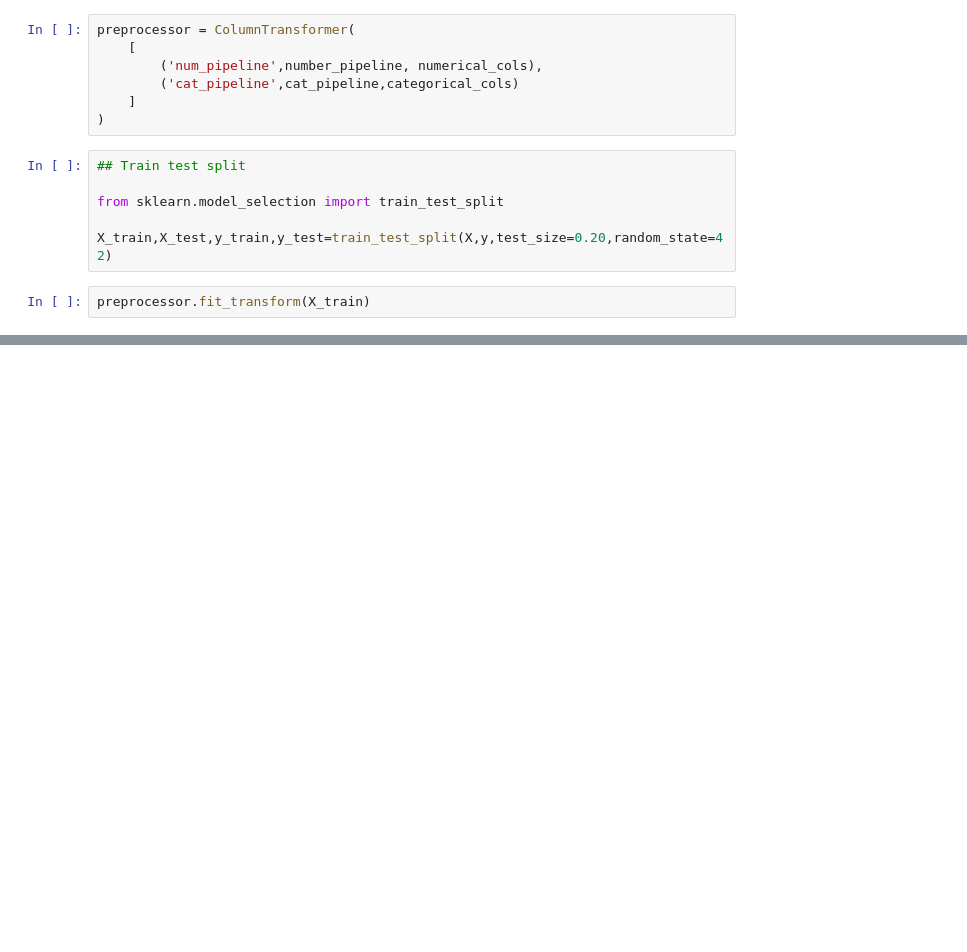
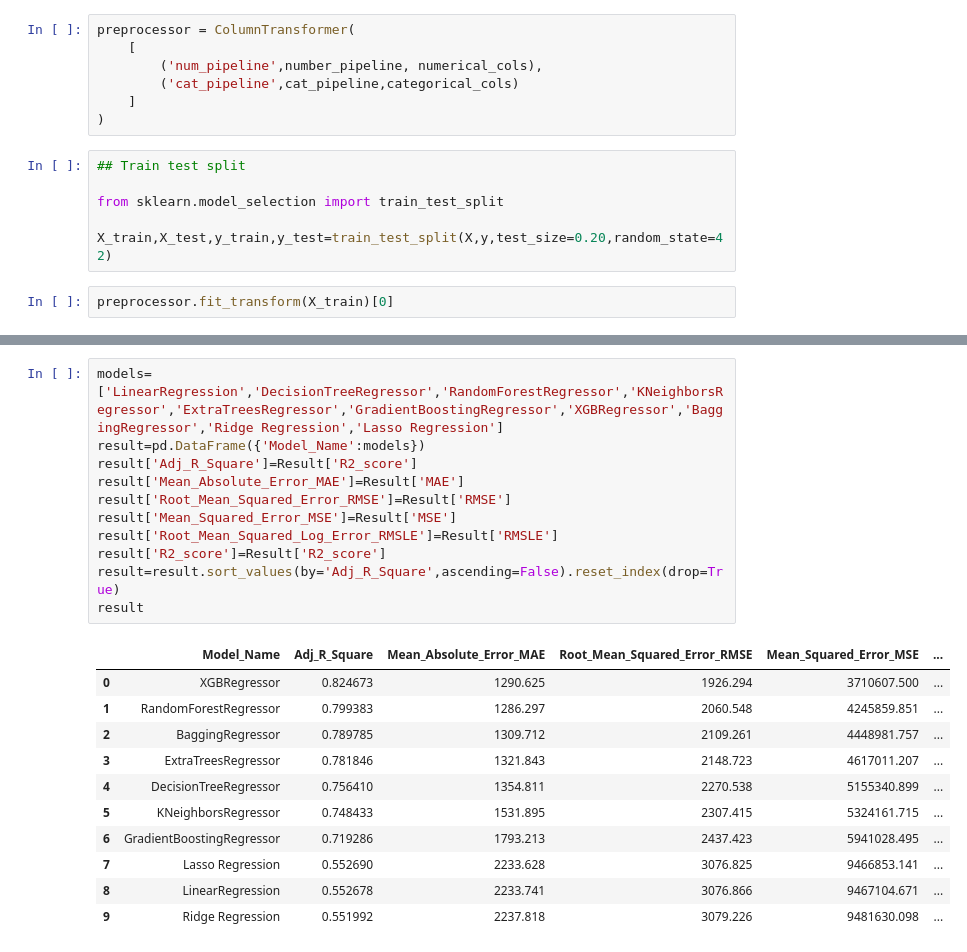
Before and after one commit to LinhVuHoang/Personal_projects, a Jupyter notebook: Flight-Fare-Prediction/Notebook_Experiments/Model_training.ipynb, the cells around one changed output, grey strips where cells are left out. Cells and saved outputs as stored; diff of their text form; blank space fills up the shorter version.

```diff
--- a/Flight-Fare-Prediction/Notebook_Experiments/Model_training.ipynb
+++ b/Flight-Fare-Prediction/Notebook_Experiments/Model_training.ipynb
@@ -194,5 +198,5 @@ from sklearn.model_selection import train_test_split
 
 X_train,X_test,y_train,y_test=train_test_split(X,y,test_size=0.20,random_state=42)
 # %%
-preprocessor.fit_transform(X_train)
+preprocessor.fit_transform(X_train)[0]
 # %% [output]
@@ -227,0 +439,23 @@ array([[ 0.52059867,  0.25051258, -1.30456438, ...,  0.        ,
+# %%
+models=['LinearRegression','DecisionTreeRegressor','RandomForestRegressor','KNeighborsRegressor','ExtraTreesRegressor','GradientBoostingRegressor','XGBRegressor','BaggingRegressor','Ridge Regression','Lasso Regression']
+result=pd.DataFrame({'Model_Name':models})
+result['Adj_R_Square']=Result['R2_score']
+result['Mean_Absolute_Error_MAE']=Result['MAE']
+result['Root_Mean_Squared_Error_RMSE']=Result['RMSE']
+result['Mean_Squared_Error_MSE']=Result['MSE']
+result['Root_Mean_Squared_Log_Error_RMSLE']=Result['RMSLE']
+result['R2_score']=Result['R2_score']
+result=result.sort_values(by='Adj_R_Square',ascending=False).reset_index(drop=True)
+result
+# %% [output]
+|  | Model_Name | Adj_R_Square | Mean_Absolute_Error_MAE | Root_Mean_Squared_Error_RMSE | Mean_Squared_Error_MSE | ... |
+| 0 | XGBRegressor | 0.824673 | 1290.625 | 1926.294 | 3710607.500 | ... |
+| 1 | RandomForestRegressor | 0.799383 | 1286.297 | 2060.548 | 4245859.851 | ... |
+| 2 | BaggingRegressor | 0.789785 | 1309.712 | 2109.261 | 4448981.757 | ... |
+| 3 | ExtraTreesRegressor | 0.781846 | 1321.843 | 2148.723 | 4617011.207 | ... |
+| 4 | DecisionTreeRegressor | 0.756410 | 1354.811 | 2270.538 | 5155340.899 | ... |
+| 5 | KNeighborsRegressor | 0.748433 | 1531.895 | 2307.415 | 5324161.715 | ... |
+| 6 | GradientBoostingRegressor | 0.719286 | 1793.213 | 2437.423 | 5941028.495 | ... |
+| 7 | Lasso Regression | 0.552690 | 2233.628 | 3076.825 | 9466853.141 | ... |
+| 8 | LinearRegression | 0.552678 | 2233.741 | 3076.866 | 9467104.671 | ... |
+| 9 | Ridge Regression | 0.551992 | 2237.818 | 3079.226 | 9481630.098 | ... |
```
Also changed, not shown: parts of 28 cells of this notebook, 21 other files.
